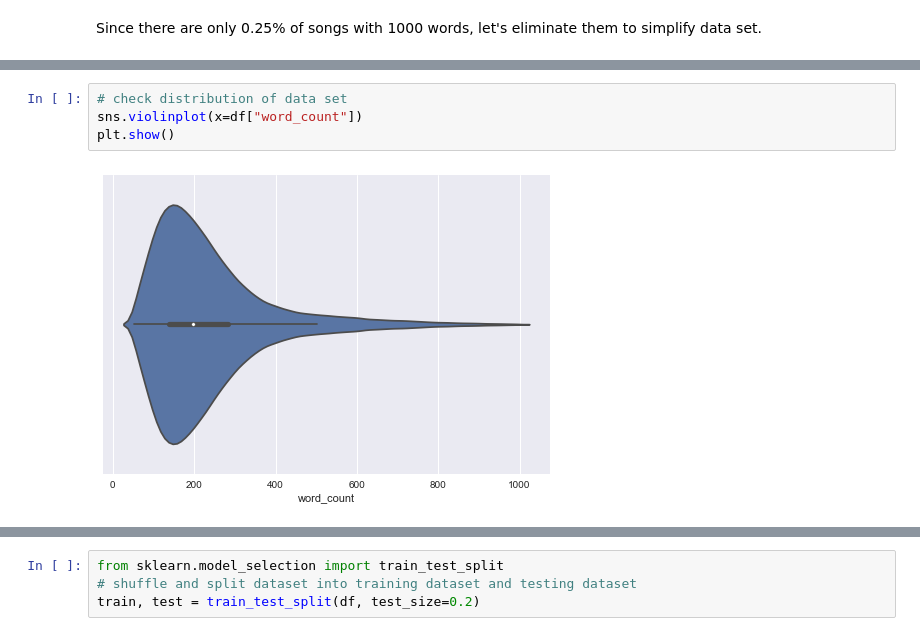
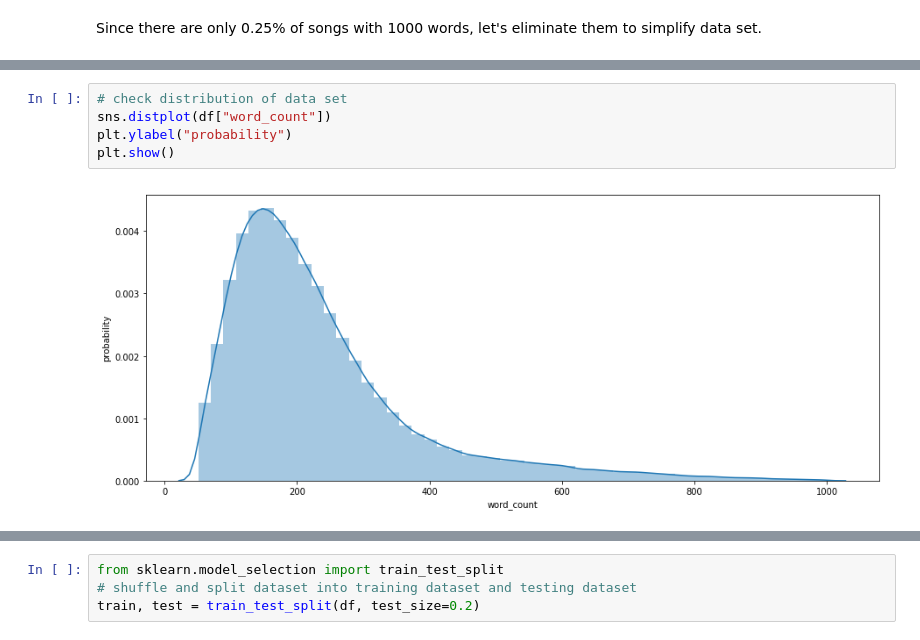
Before and after one commit to ShawnLe007/Lyric-Machine-Learning-Analysis, a Jupyter notebook: COGS118B.ipynb, the cells around one changed output, grey strips where cells are left out. Drawn from its saved outputs; the diff is of its cells as text.

```diff
--- a/COGS118B.ipynb
+++ b/COGS118B.ipynb
@@ -423,9 +403,10 @@ Name: word_count, dtype: float64
 # %%
 # check distribution of data set
-sns.violinplot(x=df["word_count"])
+sns.distplot(df["word_count"])
+plt.ylabel("probability")
 plt.show()
 # %% [output]
-[figure, old version]
+[figure, new version]
 # %%
 plt.rc("figure", figsize=(15, 6))
 sns.boxplot(x="genre", y="word_count", data=df)
```
Also changed, not shown: parts of 13 cells of this notebook.
